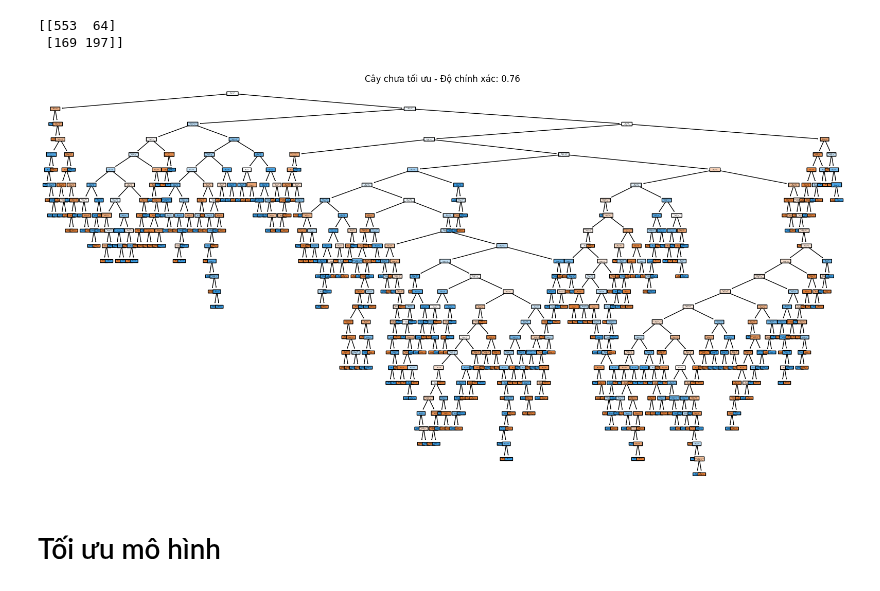
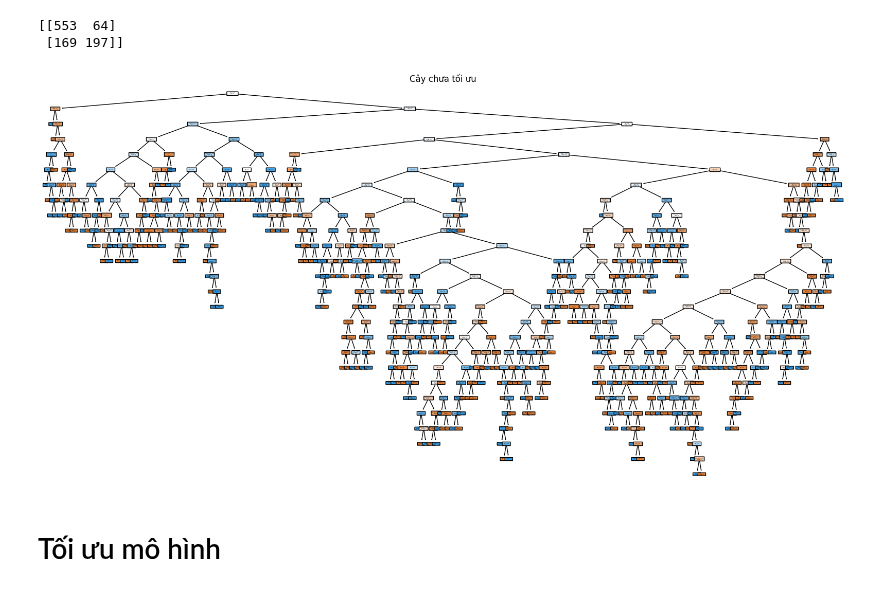
Before and after one commit to A47126/BT-Machine-Learning-Group-7, a Jupyter notebook: water_pota_no_plot copy.ipynb, the cells around one changed output. Cells and saved outputs as stored; diff of their text form; code cells hidden in the pictures.

```diff
--- a/water_pota_no_plot copy.ipynb
+++ b/water_pota_no_plot copy.ipynb
@@ -205,20 +205,20 @@ print(confusion_matrix(y_test, y_pred))
 [[553  64]
  [169 197]]
 # %%
-accuracies = []
+accuracies_tree = []
 for tree in random_forest.estimators_:
-    accuracy = accuracy_score(y_test, y_pred)
-    accuracies.append(accuracy)
+    accuracy_tree = accuracy_score(y_test, y_pred)
+    accuracies_tree.append(accuracy_tree)
 # %%
-tree_index = np.argmax(accuracies)
+tree_index = np.argmax(accuracies_tree)
 tree = random_forest.estimators_[tree_index]
 # %%
 plt.figure(figsize=(20,10))
 plot_tree(tree, filled=True, feature_names=df.columns[:-1], class_names=['0', '1'], rounded=True)
-plt.title(f"Cây chưa tối ưu - Độ chính xác: {accuracies[tree_index]:.2f}")
+plt.title("Cây chưa tối ưu")
 plt.show()
 # %% [output]
-[figure, old version]
+[figure, new version]
 # %% [markdown]
 # Tối ưu mô hình
 # %%
```
Also changed, not shown: parts of 7 cells of this notebook.
